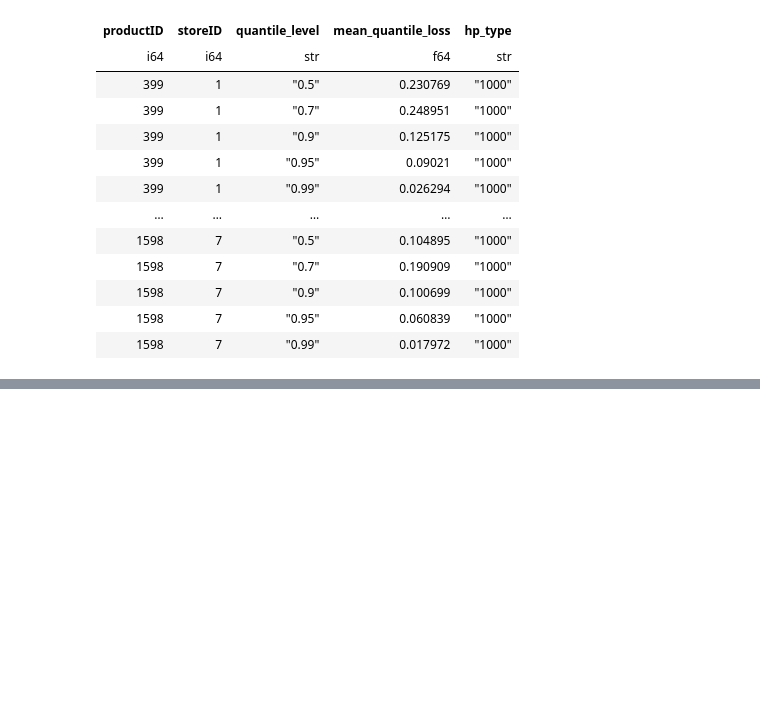
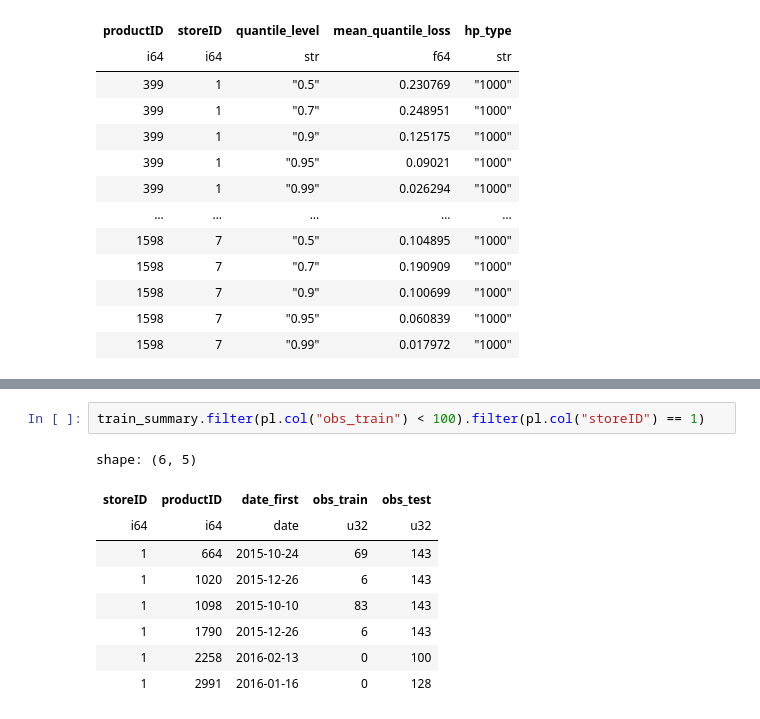
Before and after one commit to ivn23/bench-time, a Jupyter notebook: pipeline_test.ipynb, the cells around one changed output, grey strips where cells are left out. Cells and saved outputs as stored; diff of their text form; blank space fills up the shorter version.

```diff
--- a/pipeline_test.ipynb
+++ b/pipeline_test.ipynb
@@ -702,0 +762,12 @@ shape: (5_000, 5)
+# %%
+train_summary.filter(pl.col("obs_train") < 100).filter(pl.col("storeID") == 1)
+# %% [output]
+shape: (6, 5)
+| storeID | productID | date_first | obs_train | obs_test |
+| i64 | i64 | date | u32 | u32 |
+| 1 | 664 | 2015-10-24 | 69 | 143 |
+| 1 | 1020 | 2015-12-26 | 6 | 143 |
+| 1 | 1098 | 2015-10-10 | 83 | 143 |
+| 1 | 1790 | 2015-12-26 | 6 | 143 |
+| 1 | 2258 | 2016-02-13 | 0 | 100 |
+| 1 | 2991 | 2016-01-16 | 0 | 128 |
```
Also changed, not shown: parts of 5 cells of this notebook, 13 other files.
